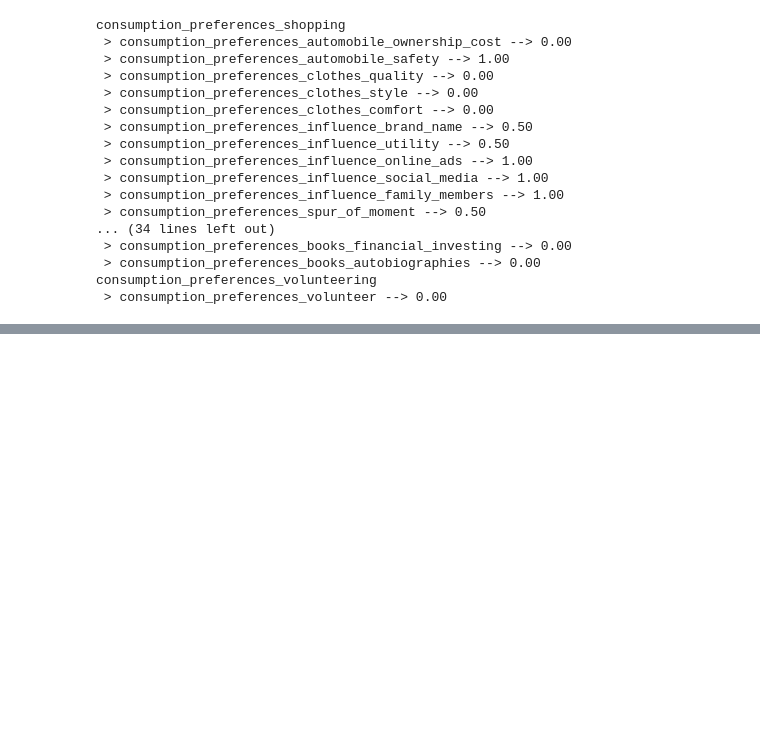
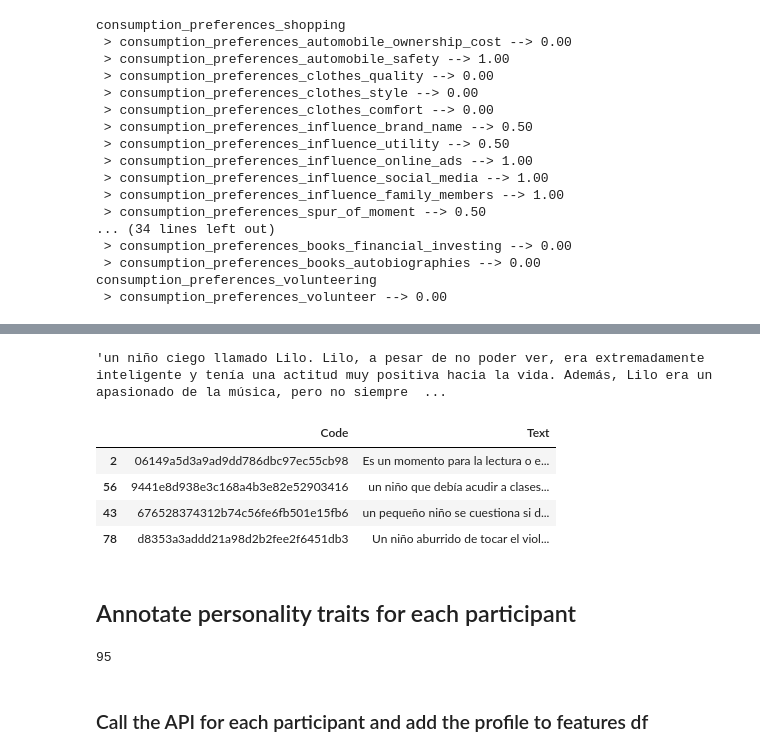
Before and after one commit to raul-arrabales/alexithymic-lang, a Jupyter notebook: nlp/5_Personality.ipynb, the cells around one changed output, grey strips where cells are left out. Saved outputs shown, nothing was run; the diff lists cells and outputs as text; code cells hidden in the pictures; blank space fills up the shorter version.

```diff
--- a/nlp/5_Personality.ipynb
+++ b/nlp/5_Personality.ipynb
@@ -307,0 +327,3 @@ consumption_preferences_volunteering
+# %%
+# Code is the anonymous unique participant indentifier
+docs_df = alex_df[['Code', 'Text']].groupby('Code')['Text'].apply(" ".join).reset_index()
@@ -307,0 +340,14 @@ consumption_preferences_volunteering
+# %%
+docs_df.Text[0]
+# %% [output]
+'un niño ciego llamado Lilo. Lilo, a pesar de no poder ver, era extremadamente inteligente y tenía una actitud muy positiva hacia la vida. Además, Lilo era un apasionado de la música, pero no siempre  ...
+# %%
+docs_df.sample(4)
+# %% [output]
+|  | Code | Text |
+| 2 | 06149a5d3a9ad9dd786dbc97ec55cb98 | Es un momento para la lectura o e... |
+| 56 | 9441e8d938e3c168a4b3e82e52903416 | un niño que debía acudir a clases... |
+| 43 | 676528374312b74c56fe6fb501e15fb6 | un pequeño niño se cuestiona si d... |
+| 78 | d8353a3addd21a98d2b2fee2f6451db3 | Un niño aburrido de tocar el viol... |
+# %% [markdown]
+## Annotate personality traits for each participant
@@ -307,0 +442,4 @@ consumption_preferences_volunteering
+# %%
+len(PI_columns)
+# %% [output]
+95
@@ -307,0 +500,2 @@ consumption_preferences_volunteering
+# %% [markdown]
+### Call the API for each participant and add the profile to features df
```
Also changed, not shown: parts of 19 cells of this notebook.
